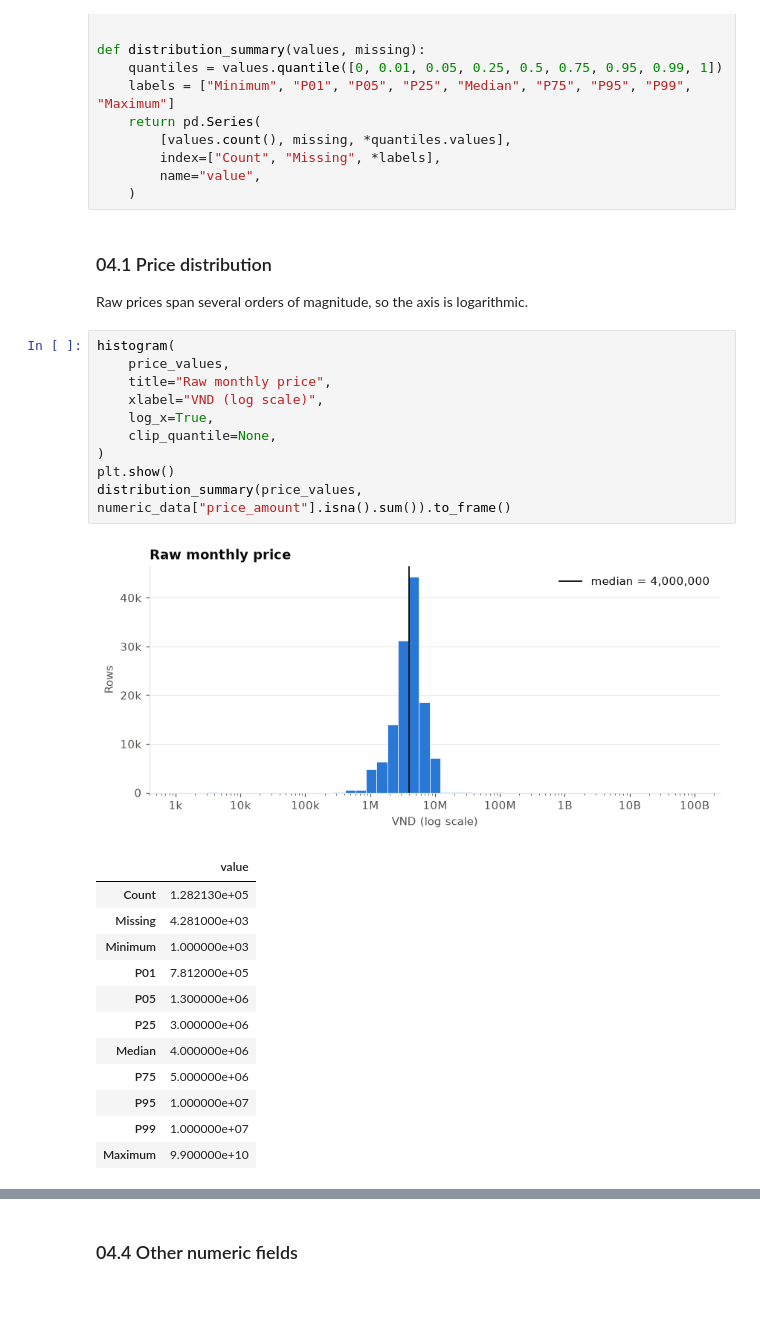
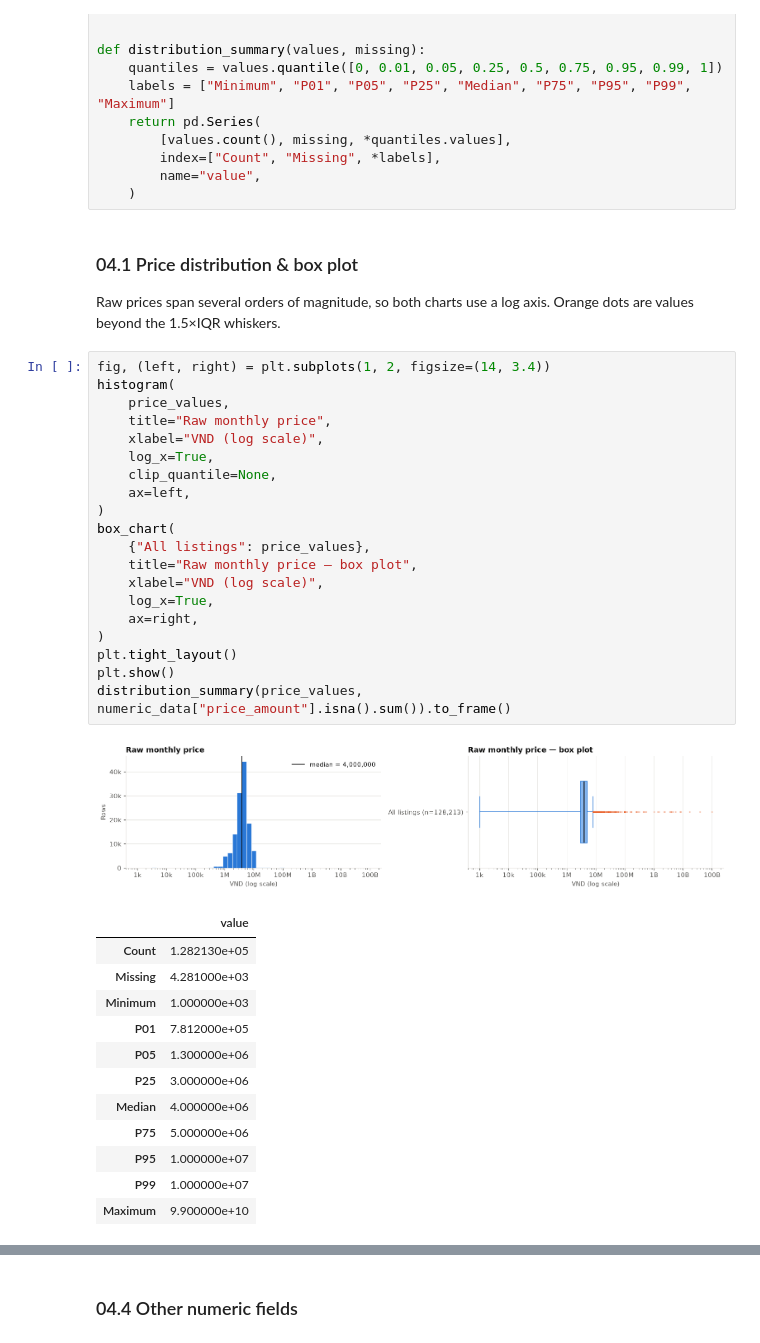
Before and after one commit to HauCoder2005/roombeacon-system, a Jupyter notebook: notebooks/01_roombeacon_eda.ipynb, the cells around one changed output, grey strips where cells are left out. Saved outputs shown, nothing was run; the diff lists cells and outputs as text; blank space fills up the shorter version.

```diff
--- a/notebooks/01_roombeacon_eda.ipynb
+++ b/notebooks/01_roombeacon_eda.ipynb
@@ -452,21 +609,31 @@ def distribution_summary(values, missing):
         name="value",
     )
 # %% [markdown]
-### 04.1 Price distribution
+### 04.1 Price distribution & box plot
 
-Raw prices span several orders of magnitude, so the axis is logarithmic.
+Raw prices span several orders of magnitude, so both charts use a log axis. Orange dots are values beyond the 1.5×IQR whiskers.
 # %%
+fig, (left, right) = plt.subplots(1, 2, figsize=(14, 3.4))
 histogram(
     price_values,
     title="Raw monthly price",
     xlabel="VND (log scale)",
     log_x=True,
     clip_quantile=None,
+    ax=left,
 )
+box_chart(
+    {"All listings": price_values},
+    title="Raw monthly price — box plot",
+    xlabel="VND (log scale)",
+    log_x=True,
+    ax=right,
+)
+plt.tight_layout()
 plt.show()
 distribution_summary(price_values, numeric_data["price_amount"].isna().sum()).to_frame()
 # %% [output]
-[figure, old version]
+[figure, new version]
 |  | value |
 | Count | 1.282130e+05 |
 | Missing | 4.281000e+03 |
```
Also changed, not shown: parts of 32 cells of this notebook, 2 other files.
